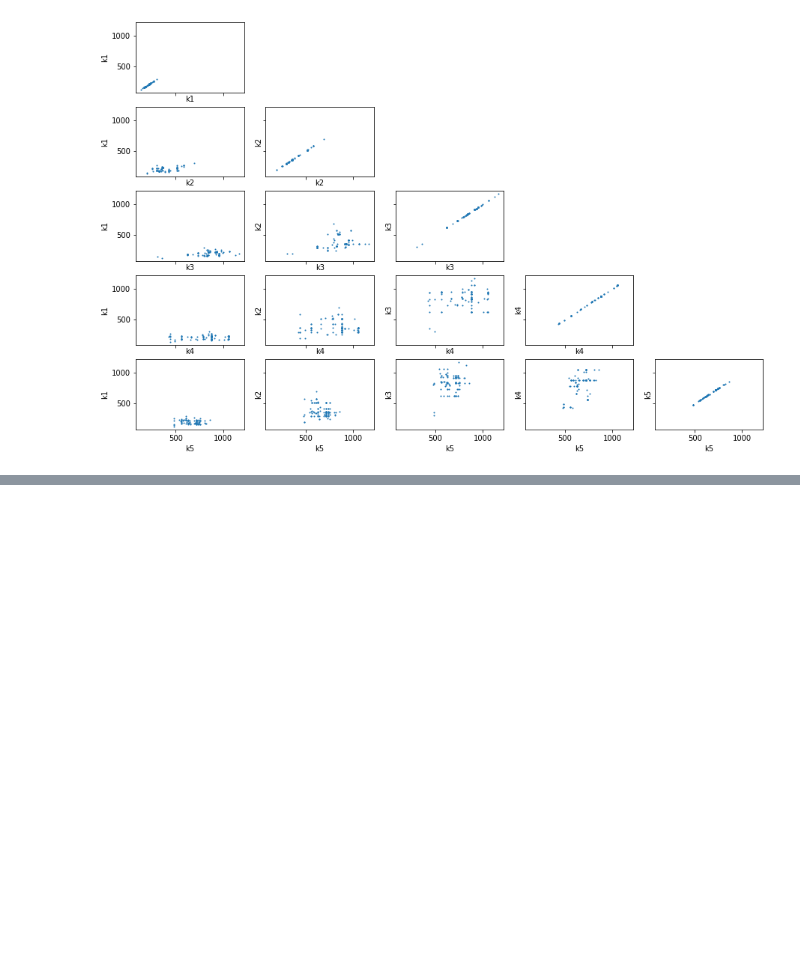
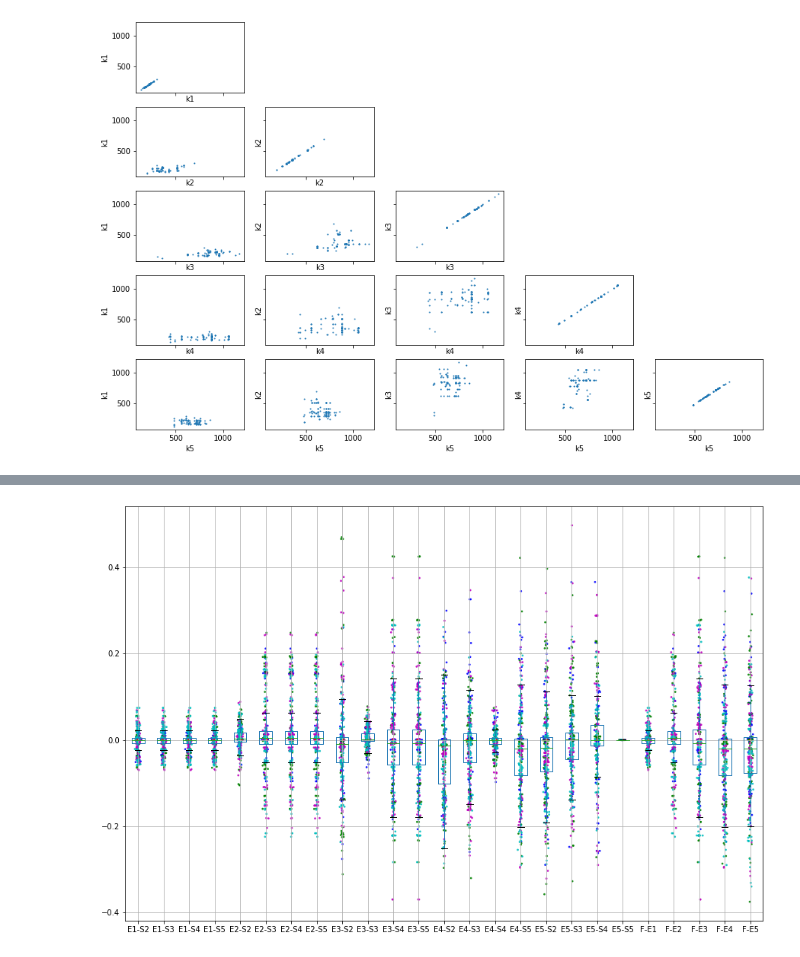
Before and after one commit to janisshin/fitPerturbData, a Jupyter notebook: genAlgo/processGenAlgoData.ipynb, the cells around one changed output, grey strips where cells are left out. Saved outputs shown, nothing was run; the diff lists cells and outputs as text; code cells hidden in the pictures; blank space fills up the shorter version.

Commit message:
graphed distributions for omission

```diff
--- a/genAlgo/processGenAlgoData.ipynb
+++ b/genAlgo/processGenAlgoData.ipynb
@@ -79,6 +77,12 @@ backCheck.getFoldChangeValues(paramData="data/paramData.list")
+# %%
+folders = ['data/20210823_3','data/20210823_5','data/20210824_1','data/20210824_2']
+
+for f in folders:
+    backCheck.getFoldChangeValues(paramData=(f + "/paramData.list"), folderName=f)
 # %%
 # the original, expected values to compare with the values in 'allData.list'
-evaluate.runExperiment(models.groundTruth_mod_e)
+original = evaluate.runExperiment(models.groundTruth_mod_e)
+original
 # %% [output]
 array([ 0.69887834,  0.69887834,  0.69887834,  0.69887834, -0.34168351,
         0.0736096 ,  0.0736096 ,  0.0736096 , -0.07181795, -0.37015035,
@@ -103,0 +147,27 @@ for i,ii in enumerate(kList):
+# %%
+# get the percent difference from original
+processing = df.loc[:,'E1-S2':'F-E5'].subtract(df.iloc[400,0:25]).div(df.iloc[400,0:25])
+processed_DF = pd.DataFrame(processing, dtype='float')
+# %%
+def makeIntoColors(runID):
+    if runID == 'data/20210823_3':
+        return 'b'
+    elif runID == 'data/20210823_5':
+        return 'g'
+    elif runID == 'data/20210824_1':
+        return 'm'
+    elif runID == 'data/20210824_2':
+        return 'c'
+    else:
+        return 'r'
+
+color = list(map(makeIntoColors, df['runID'].to_list()))
+# %%
+processed_DF.boxplot(figsize=(15,10), showfliers=False)
+
+for i,d in enumerate(processed_DF): # for each column name
+    y = processed_DF[d]
+    x = np.random.normal(i+1, 0.04, len(y))
+    plt.scatter(x, y, s=3, c=color, alpha=0.8) #
+# %% [output]
+[figure, added]
```
Also changed, not shown: parts of 2 cells of this notebook, 25 other files.
